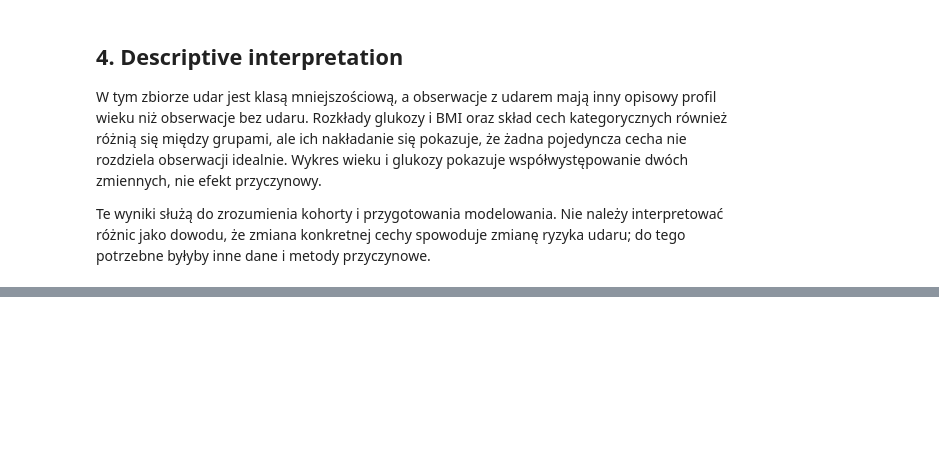
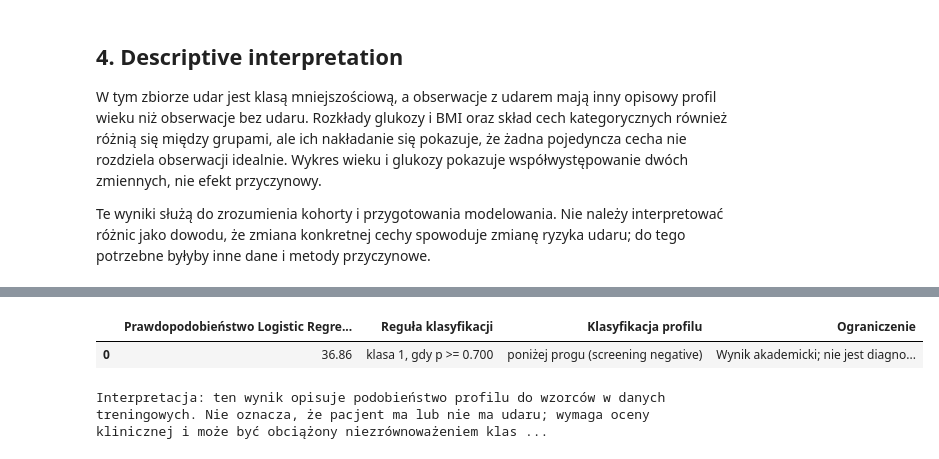
Before and after one commit to AntoniEntrepreneur/MedycznaAnaliza, a Jupyter notebook: notebooks/stroke_risk_analysis.ipynb, the cells around one changed output, grey strips where cells are left out. Cells and saved outputs as stored; diff of their text form; code cells hidden in the pictures; blank space fills up the shorter version.

Commit message:
Complete notebook predictive analysis
Co-authored-by: Copilot <223556219+Copilot@users.noreply.github.com>

```diff
--- a/notebooks/stroke_risk_analysis.ipynb
+++ b/notebooks/stroke_risk_analysis.ipynb
@@ -235,24 +320,40 @@ model_results[["model", "threshold", "f1", "precision", "recall"]]
 # %%
-# Przykład predykcji jednej osoby — wynik nie jest diagnozą
+# Konkretny profil pacjenta — predykcja Logistic Regression, nie diagnoza
 patient_sample = {
     "gender": "Female",
     "age": 55.0,
     "hypertension": 0,
     "heart_disease": 0,
     "ever_married": "Yes",
     "work_type": "Private",
     "Residence_type": "Urban",
     "avg_glucose_level": 110.0,
     "bmi": 28.0,
     "smoking_status": "never smoked",
 }
 
-prediction = predict_stroke_risk(benchmark, patient_sample)
+logistic_row = benchmark["results"].loc[benchmark["results"]["model"] == "Logistic Regression"].iloc[0]
+logistic_pipeline = benchmark["models"]["Logistic Regression"]
+prediction = predict_stroke_risk(
+    logistic_pipeline,
+    patient_sample,
+    threshold=float(logistic_row["threshold"]),
+)
 prediction_summary = pd.DataFrame([{
-    "Prawdopodobieństwo predykcji (%)": round(prediction["probability_percent"], 2),
-    "Próg F1": round(prediction["decision_threshold"], 3),
-    "Klasyfikacja": "powyżej progu" if prediction["screening_positive"] else "poniżej progu",
-    "Uwaga": "Nie jest to diagnoza medyczna",
+    "Prawdopodobieństwo Logistic Regression (%)": round(prediction["probability_percent"], 2),
+    "Reguła klasyfikacji": f"klasa 1, gdy p >= {prediction['decision_threshold']:.3f}",
+    "Klasyfikacja profilu": "powyżej progu (screening positive)" if prediction["screening_positive"] else "poniżej progu (screening negative)",
+    "Ograniczenie": "Wynik akademicki; nie jest diagnozą ani decyzją kliniczną",
 }])
 display(prediction_summary)
+
+print(
+    "Interpretacja: ten wynik opisuje podobieństwo profilu do wzorców w danych treningowych. "
+    "Nie oznacza, że pacjent ma lub nie ma udaru; wymaga oceny klinicznej i może być obciążony "
+    "niezrównoważeniem klas, jakością danych oraz ograniczoną reprezentatywnością zbioru."
+)
+# %% [output]
+|  | Prawdopodobieństwo Logistic Regre... | Reguła klasyfikacji | Klasyfikacja profilu | Ograniczenie |
+| 0 | 36.86 | klasa 1, gdy p >= 0.700 | poniżej progu (screening negative) | Wynik akademicki; nie jest diagno... |
+Interpretacja: ten wynik opisuje podobieństwo profilu do wzorców w danych treningowych. Nie oznacza, że pacjent ma lub nie ma udaru; wymaga oceny klinicznej i może być obciążony niezrównoważeniem klas ...
 # %% [markdown]
```
Also changed, not shown: parts of 14 cells of this notebook, 1 other file.
